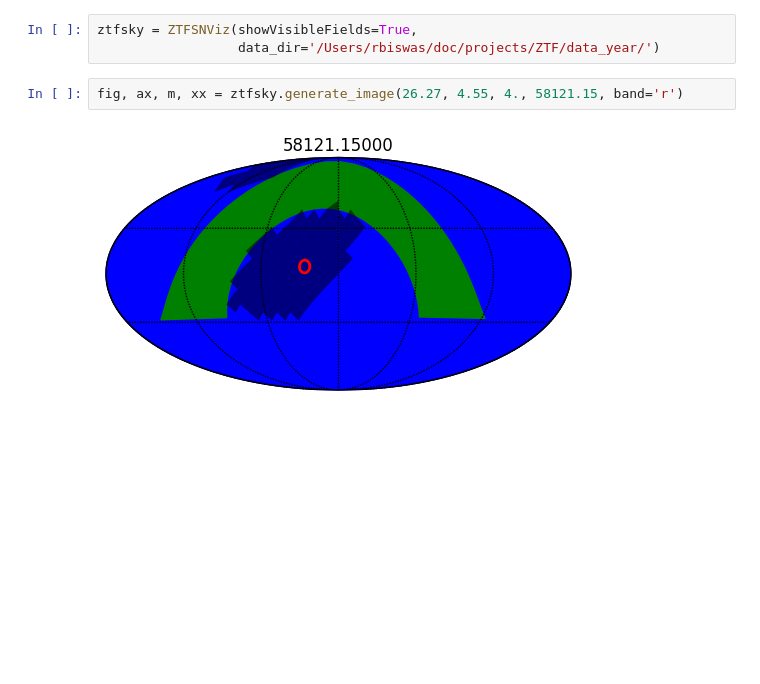
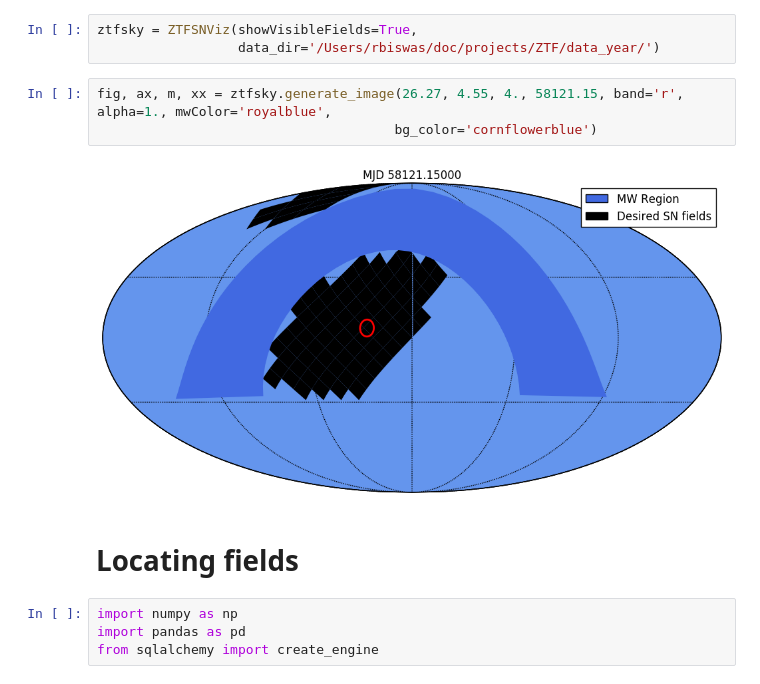
Before and after one commit to oskarkleincentre/cadence_demo_for_ztf, a Jupyter notebook: examples/Demo_ztf_visibleFields.ipynb, the cells around one changed output. Drawn from its saved outputs; the diff is of its cells as text; blank space fills up the shorter version.

Commit message:
Scaling done, colorscheme decided by discussion 	modified:   examples/Demo_ztf_sn_scatter.ipynb 	modified:   examples/Demo_ztf_visibleFields.ipynb 	modified:   vizztf/ztf.py

```diff
--- a/examples/Demo_ztf_visibleFields.ipynb
+++ b/examples/Demo_ztf_visibleFields.ipynb
@@ -8,6 +8,13 @@ from sqlalchemy import create_engine
 ztfsky = ZTFSNViz(showVisibleFields=True,
                   data_dir='/Users/rbiswas/doc/projects/ZTF/data_year/')
 # %%
-fig, ax, m, xx = ztfsky.generate_image(26.27, 4.55, 4., 58121.15, band='r')
+fig, ax, m, xx = ztfsky.generate_image(26.27, 4.55, 4., 58121.15, band='r', alpha=1., mwColor='royalblue',
+                                      bg_color='cornflowerblue')
 # %% [output]
-[figure, old version]
+[figure, new version]
+# %% [markdown]
+# Locating fields
+# %%
+import numpy as np
+import pandas as pd
+from sqlalchemy import create_engine
```
Also changed, not shown: parts of 6 cells of this notebook, 2 other files.
